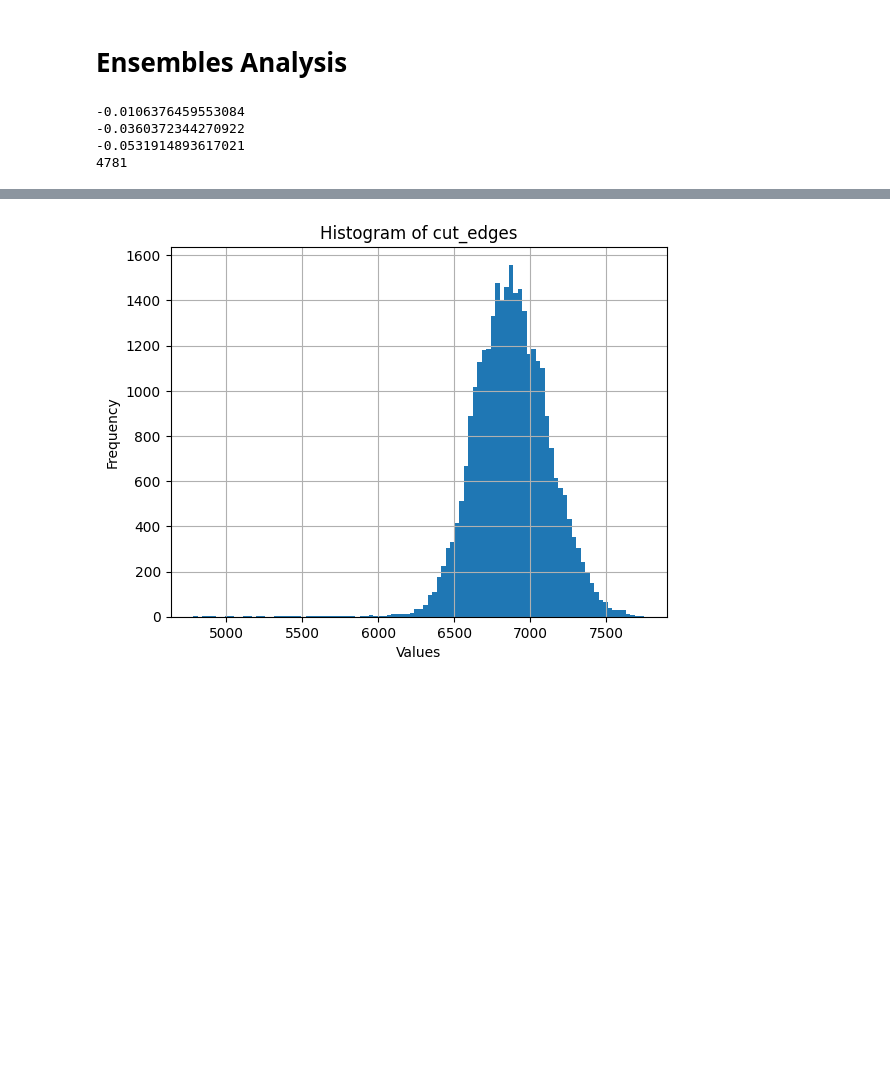
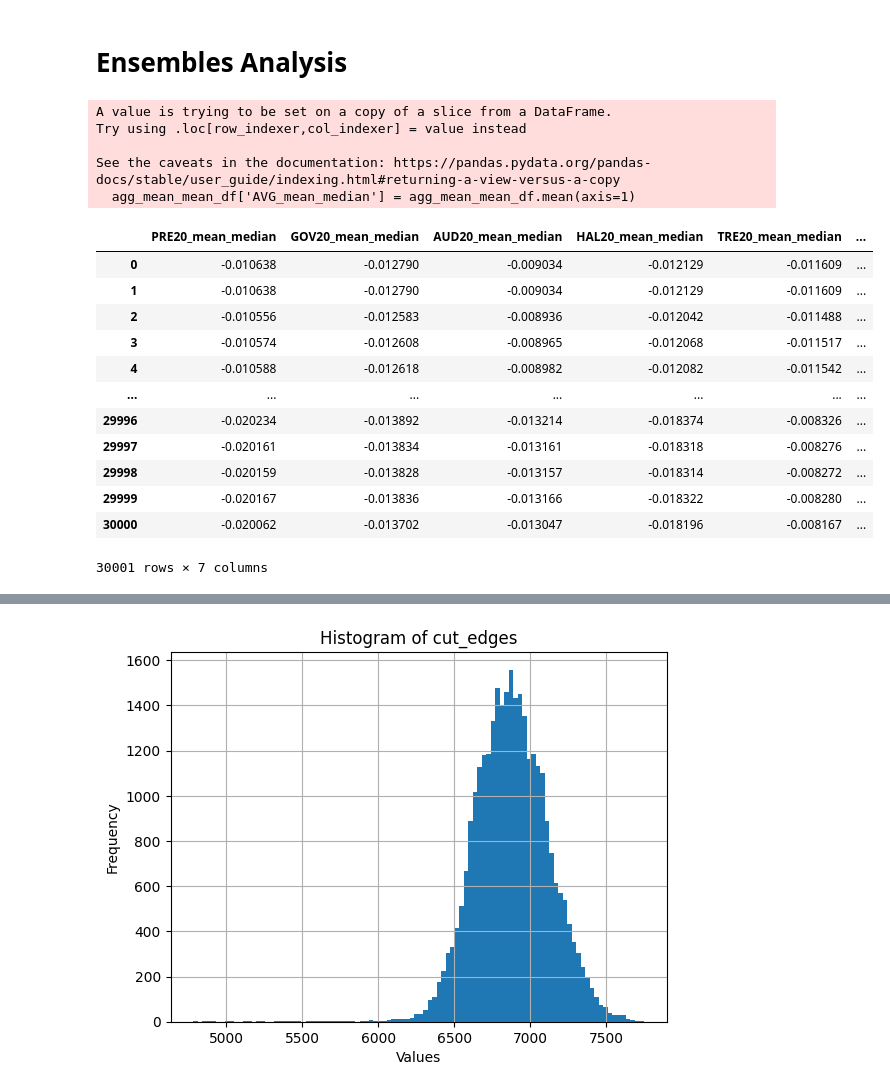
Before and after one commit to PedroPinheiro62/North-Dakota-Redistricting-Analysis, a Jupyter notebook: Ensembles Analysis.ipynb, the cells around one changed output, grey strips where cells are left out. Cells and saved outputs as stored; diff of their text form; code cells hidden in the pictures; blank space fills up the shorter version.

```diff
--- a/Ensembles Analysis.ipynb
+++ b/Ensembles Analysis.ipynb
@@ -6,14 +6,27 @@ import matplotlib.pyplot as plt
 # %%
 # Read data from CSV file into a DataFrame
 df = pd.read_csv('rw_data.csv')
-# %%
-print(df['PRE20_mean_median'][0])
-print(df['PRE20_efficiency_gap'][0])
-print(df['PRE20_partisan_bias'][0])
-print(df['cut_edges'][0])
-# %% [output]
--0.0106376459553084
--0.0360372344270922
--0.0531914893617021
-4781
+# %%
+agg_mean_mean_df = df[["PRE20_mean_median", "GOV20_mean_median", "AUD20_mean_median", "HAL20_mean_median", "TRE20_mean_median", "PSC20_mean_median"]]
+agg_mean_mean_df['AVG_mean_median'] = agg_mean_mean_df.mean(axis=1)
+agg_mean_mean_df
+# %% [output]
+A value is trying to be set on a copy of a slice from a DataFrame.
+Try using .loc[row_indexer,col_indexer] = value instead
+
+See the caveats in the documentation: https://pandas.pydata.org/pandas-docs/stable/user_guide/indexing.html#returning-a-view-versus-a-copy
+  agg_mean_mean_df['AVG_mean_median'] = agg_mean_mean_df.mean(axis=1)
+|  | PRE20_mean_median | GOV20_mean_median | AUD20_mean_median | HAL20_mean_median | TRE20_mean_median | ... |
+| 0 | -0.010638 | -0.012790 | -0.009034 | -0.012129 | -0.011609 | ... |
+| 1 | -0.010638 | -0.012790 | -0.009034 | -0.012129 | -0.011609 | ... |
+| 2 | -0.010556 | -0.012583 | -0.008936 | -0.012042 | -0.011488 | ... |
+| 3 | -0.010574 | -0.012608 | -0.008965 | -0.012068 | -0.011517 | ... |
+| 4 | -0.010588 | -0.012618 | -0.008982 | -0.012082 | -0.011542 | ... |
+| ... | ... | ... | ... | ... | ... | ... |
+| 29996 | -0.020234 | -0.013892 | -0.013214 | -0.018374 | -0.008326 | ... |
+| 29997 | -0.020161 | -0.013834 | -0.013161 | -0.018318 | -0.008276 | ... |
+| 29998 | -0.020159 | -0.013828 | -0.013157 | -0.018314 | -0.008272 | ... |
+| 29999 | -0.020167 | -0.013836 | -0.013166 | -0.018322 | -0.008280 | ... |
+| 30000 | -0.020062 | -0.013702 | -0.013047 | -0.018196 | -0.008167 | ... |
+30001 rows × 7 columns
 # %%
```
Also changed, not shown: parts of 8 cells of this notebook.
